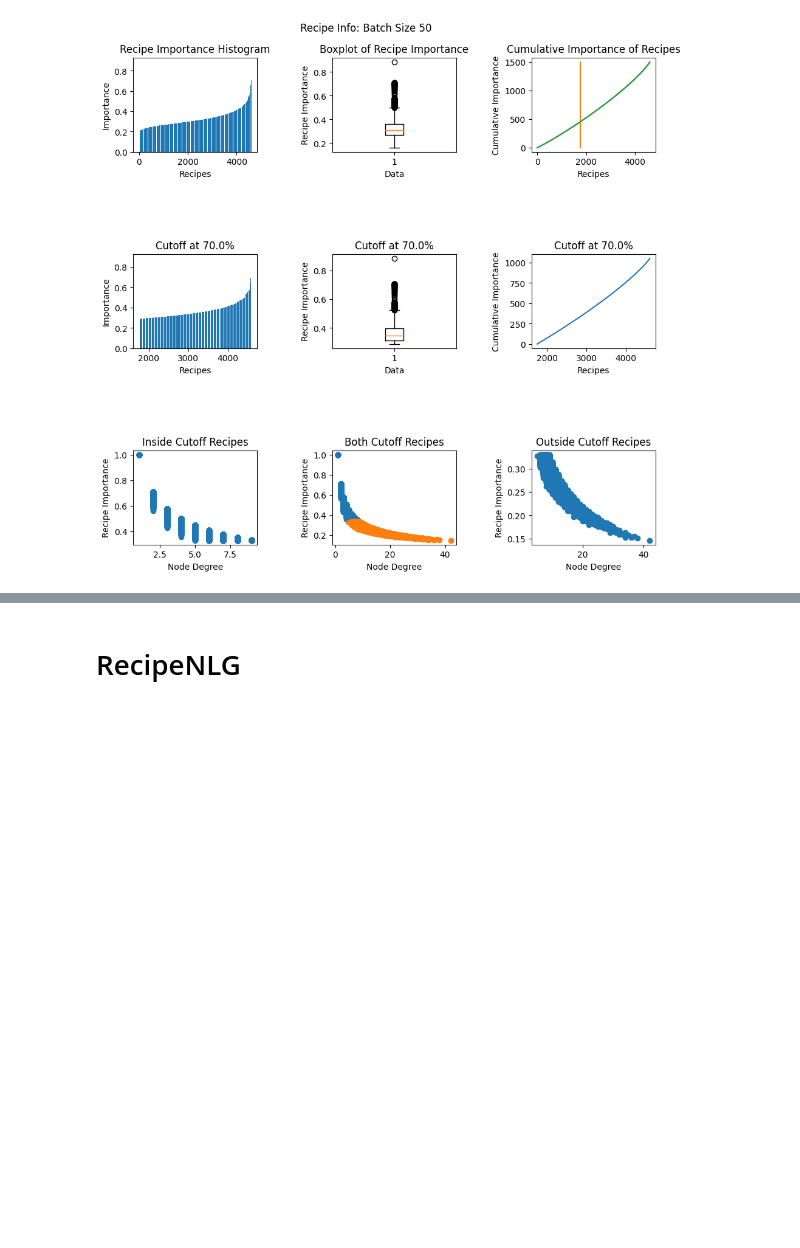
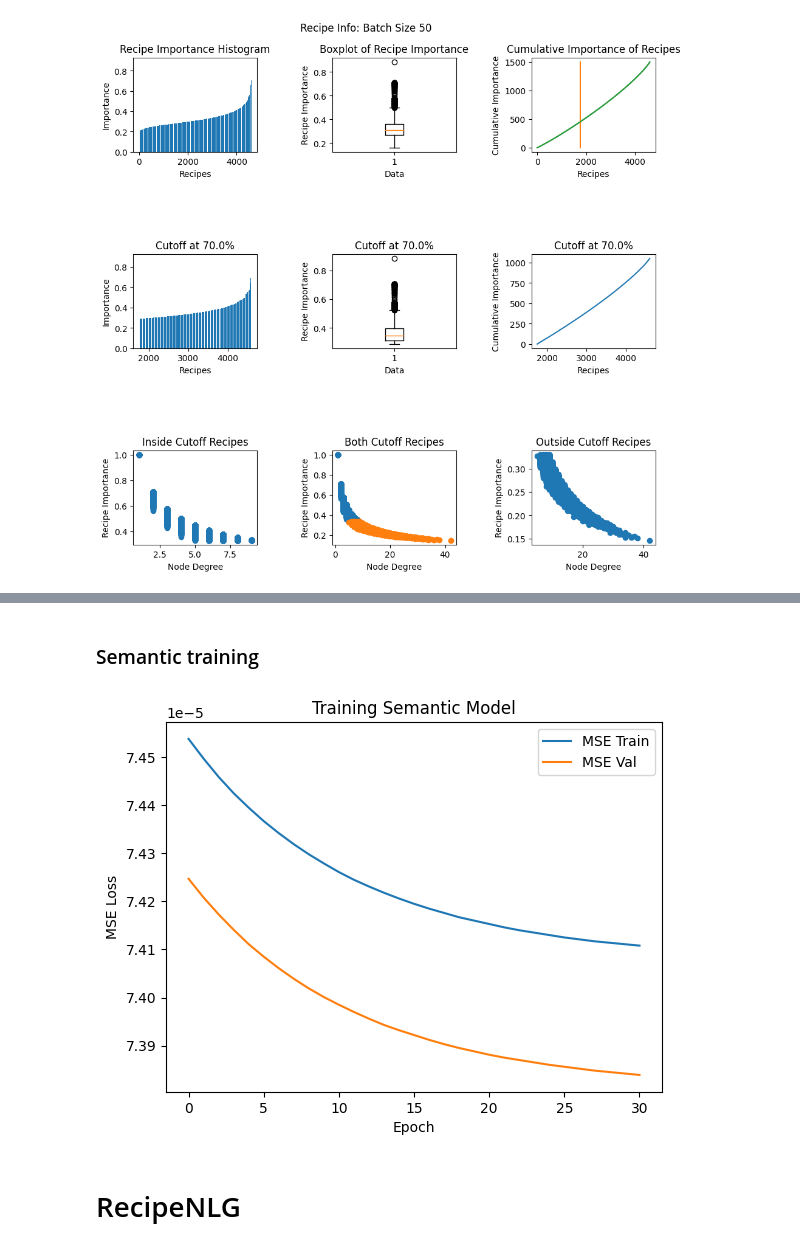
Before and after one commit to luisoibarra/recipy, a Jupyter notebook: recipy/info_extraction.ipynb, the cells around one changed output, grey strips where cells are left out. Drawn from its saved outputs; the diff is of its cells as text; code cells hidden in the pictures; blank space fills up the shorter version.

```diff
--- a/recipy/info_extraction.ipynb
+++ b/recipy/info_extraction.ipynb
@@ -264,3 +365,25 @@ Receta: kittencal s moist cheddar garlic oven fried chicken breast Rating: 4.605
+# %% [markdown]
+### Semantic training
+# %%
+import json
+from pathlib import Path
+import matplotlib.pyplot as plt
+
+json_data_path = Path("data", "real_training_history.json")
+
+json_data = json.loads(json_data_path.read_text())
+
+X = [i for i in range(len(json_data['loss']))]
+plt.plot(X, json_data['loss'], label="MSE Train")
+plt.plot(X, json_data['val_loss'], label="MSE Val")
+plt.plot(X, json_data['val_loss'], label="MSE Val")
+plt.legend()
+plt.xlabel("Epoch")
+plt.ylabel("MSE Loss")
+plt.title("Training Semantic Model")
+plt.show()
+# %% [output]
+[figure, added]
 # %% [markdown]
 # RecipeNLG
 # %%
```
Also changed, not shown: parts of 4 cells of this notebook, 11 other files.
